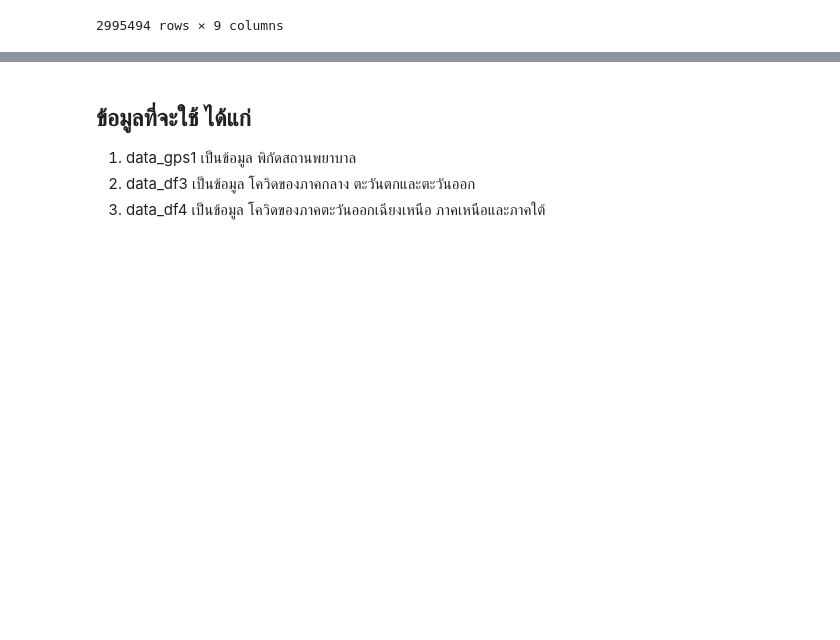
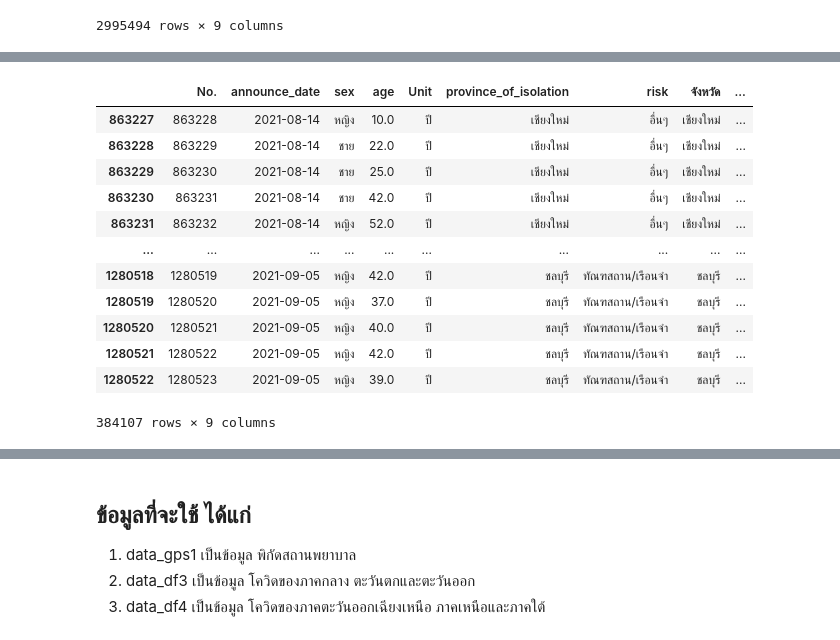
Before and after one commit to Jittiya/data_viz_2022, a Jupyter notebook: Project.ipynb, the cells around one changed output, grey strips where cells are left out. Saved outputs shown, nothing was run; the diff lists cells and outputs as text; code cells hidden in the pictures; blank space fills up the shorter version.

```diff
--- a/Project.ipynb
+++ b/Project.ipynb
@@ -648,0 +683,17 @@ data_df
+# %%
+data_df3 = data_df[(data_df['announce_date']>='2021-08-14') & (data_df['announce_date']<='2021-09-05')]  ### เลือกข้อมูล announce_date วันที่ 14 ส.ค. 2021 ถึง 05 ก.ย. 2021
+data_df3 ## แสดงข้อมูล
+# %% [output]
+|  | No. | announce_date | sex | age | Unit | province_of_isolation | risk | จังหวัด | ... |
+| 863227 | 863228 | 2021-08-14 | หญิง | 10.0 | ปี | เชียงใหม่ | อื่นๆ | เชียงใหม่ | ... |
+| 863228 | 863229 | 2021-08-14 | ชาย | 22.0 | ปี | เชียงใหม่ | อื่นๆ | เชียงใหม่ | ... |
+| 863229 | 863230 | 2021-08-14 | ชาย | 25.0 | ปี | เชียงใหม่ | อื่นๆ | เชียงใหม่ | ... |
+| 863230 | 863231 | 2021-08-14 | ชาย | 42.0 | ปี | เชียงใหม่ | อื่นๆ | เชียงใหม่ | ... |
+| 863231 | 863232 | 2021-08-14 | หญิง | 52.0 | ปี | เชียงใหม่ | อื่นๆ | เชียงใหม่ | ... |
+| ... | ... | ... | ... | ... | ... | ... | ... | ... | ... |
+| 1280518 | 1280519 | 2021-09-05 | หญิง | 42.0 | ปี | ชลบุรี | ทัณฑสถาน/เรือนจำ | ชลบุรี | ... |
+| 1280519 | 1280520 | 2021-09-05 | หญิง | 37.0 | ปี | ชลบุรี | ทัณฑสถาน/เรือนจำ | ชลบุรี | ... |
+| 1280520 | 1280521 | 2021-09-05 | หญิง | 40.0 | ปี | ชลบุรี | ทัณฑสถาน/เรือนจำ | ชลบุรี | ... |
+| 1280521 | 1280522 | 2021-09-05 | หญิง | 42.0 | ปี | ชลบุรี | ทัณฑสถาน/เรือนจำ | ชลบุรี | ... |
+| 1280522 | 1280523 | 2021-09-05 | หญิง | 39.0 | ปี | ชลบุรี | ทัณฑสถาน/เรือนจำ | ชลบุรี | ... |
+384107 rows × 9 columns
```
Also changed, not shown: parts of 16 cells of this notebook.
